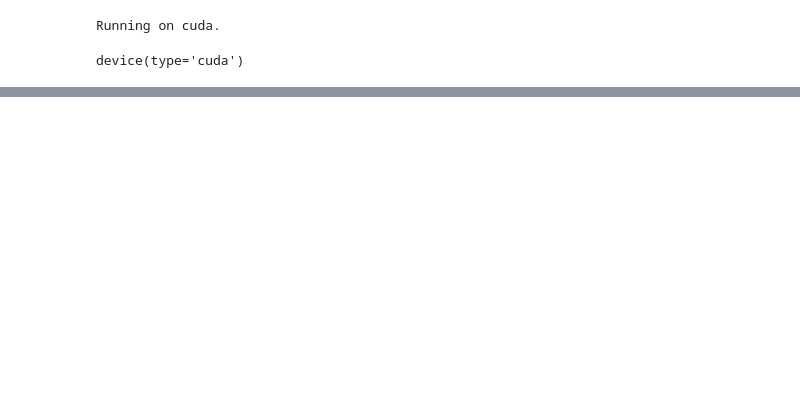
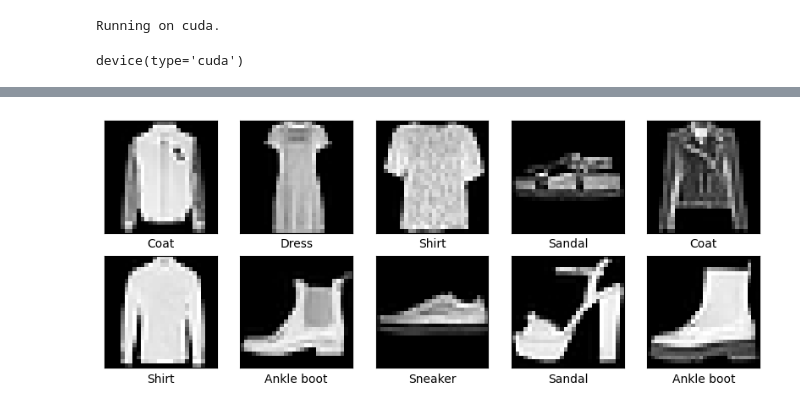
Before and after one commit to danielrawlins21/Artificial_Vision, a Jupyter notebook: Projects/Objectives/Classification object/Project_torch.ipynb, the cells around one changed output, grey strips where cells are left out. Cells and saved outputs as stored; diff of their text form; code cells hidden in the pictures; blank space fills up the shorter version.

```diff
--- a/Projects/Objectives/Classification object/Project_torch.ipynb
+++ b/Projects/Objectives/Classification object/Project_torch.ipynb
@@ -49,0 +85,13 @@ class_names = ['T-shirt/top','Trouser','Pullover','Dress','Coat',
+# %%
+# Showing the images
+plt.figure(figsize=(10,10))
+for i in range(10):
+    plt.subplot(5,5,i+1)
+    plt.xticks([])
+    plt.yticks([])
+    plt.grid(False)
+    plt.imshow(images[i].reshape(28,28),cmap='gray')
+    plt.xlabel(class_names[labels[i].item()])
+plt.show()
+# %% [output]
+[figure, added]
```
Also changed, not shown: parts of 5 cells of this notebook.
